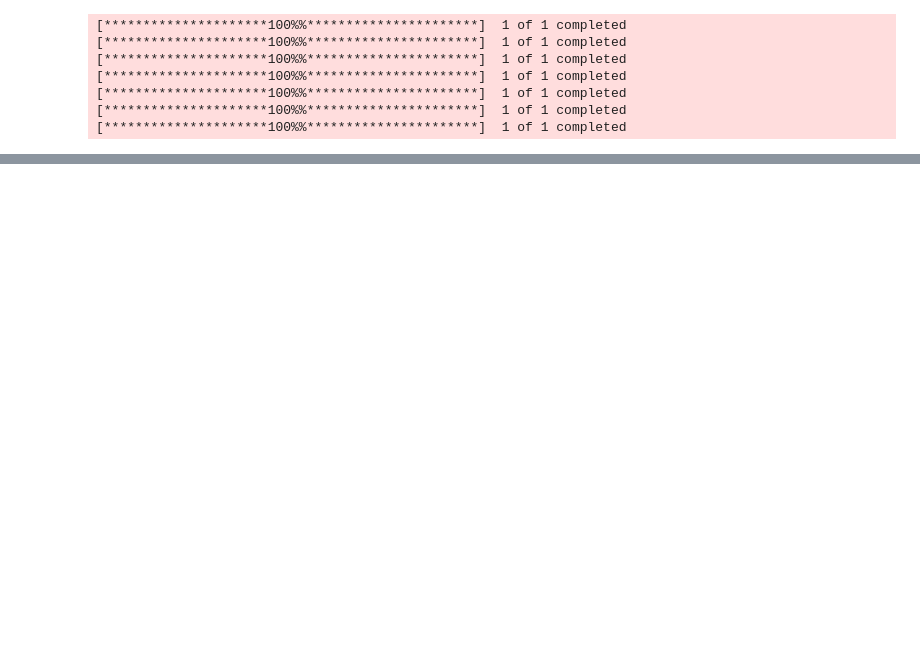
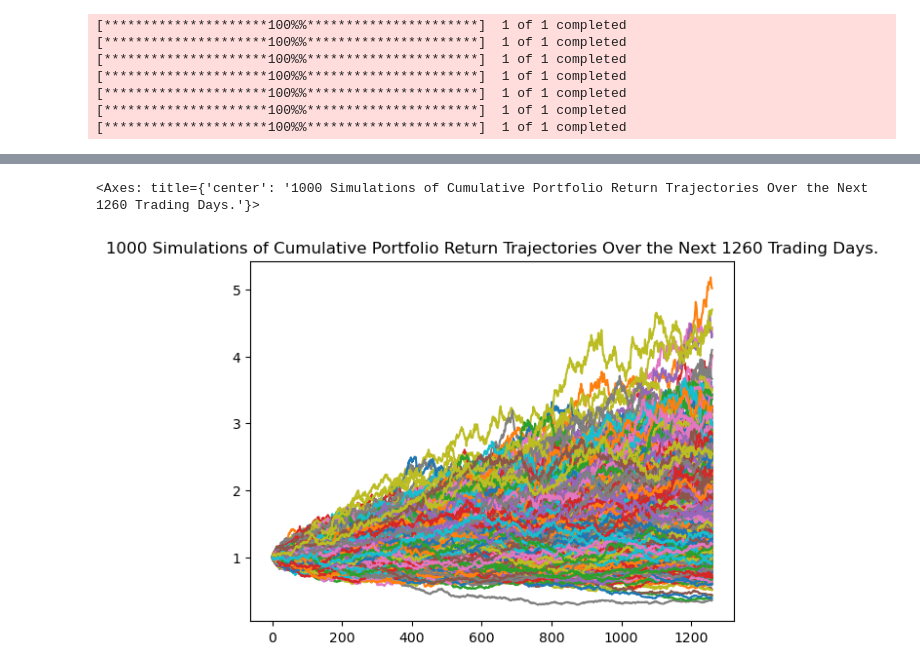
Before and after one commit to Joshbazz/Portfolio-Optimizer, a Jupyter notebook: solver.ipynb, the cells around one changed output, grey strips where cells are left out. Drawn from its saved outputs; the diff is of its cells as text; code cells hidden in the pictures; blank space fills up the shorter version.

```diff
--- a/solver.ipynb
+++ b/solver.ipynb
@@ -839,3 +112,0 @@ Portfolio Sharpe: 1.0824025547142335
-# %%
-for i in range(1,8):
-    print(i)
@@ -849,0 +179,8 @@ for i in range(1,8):
+# %%
+#CONFIRM PORT RETURNS MATCH TARGETS FROM SOLVER
+for i, target_weight_column in enumerate(target_weights.columns):
+
+    # Calculate portfolio return using sum product
+    portfolio_return = (np.dot(target_weights[target_weight_column], individual_assets['Annualized_Mean_Return'])) * 100
+
+    print("Portfolio Return:", round(portfolio_return, 2))
@@ -849,0 +239,15 @@ for i in range(1,8):
+# %%
+##NOTE were only going to use 10-30% Return Portfolios for analysis
+
+for i, target_weight_column in enumerate(target_weights.columns[1:-1]):
+    # Calculate portfolio return using sum product
+    portfolio_return = (np.dot(target_weights[target_weight_column], individual_assets['Annualized_Mean_Return'])) * 100
+
+    # Calculate portfolio Sharpe ratio
+    portfolio_std_dev = port_stds.iloc[i + 1]['Portfolio_Std_Dev']
+    portfolio_sharpe = portfolio_return / (portfolio_std_dev * 100)
+
+    # Print portfolio return and Sharpe ratio
+    print(f"Portfolio Return: {round(portfolio_return, 2)}%")
+    print("Portfolio Sharpe:", round(portfolio_sharpe, 2))
+    print('--------')
@@ -849,0 +335,11 @@ for i in range(1,8):
+# %%
+# Configure a Monte Carlo simulation to forecast specified years and num_sims cumulative returns
+
+# specify the number of simulations to be run and the number of years to be forecast
+num_sims = 1000
+forecast_years = 5
+
+MC_port_one = MCSimulation(monte_df, weights=portfolio_target_weights[1], num_simulation=num_sims, num_trading_days=252*forecast_years)
+
+# Print the simulation input data
+MC_port_one.portfolio_data.head()
@@ -849,0 +355,7 @@ for i in range(1,8):
+# %%
+# Run a Monte Carlo simulation to forecast five years cumulative returns
+### ***NOTE*** WE NEED TO USE HVPLOT
+MC_port_one.plot_simulation()
+# %% [output]
+<Axes: title={'center': '1000 Simulations of Cumulative Portfolio Return Trajectories Over the Next 1260 Trading Days.'}>
+[figure, added]
```
Also changed, not shown: parts of 57 cells of this notebook, 8 other files.
